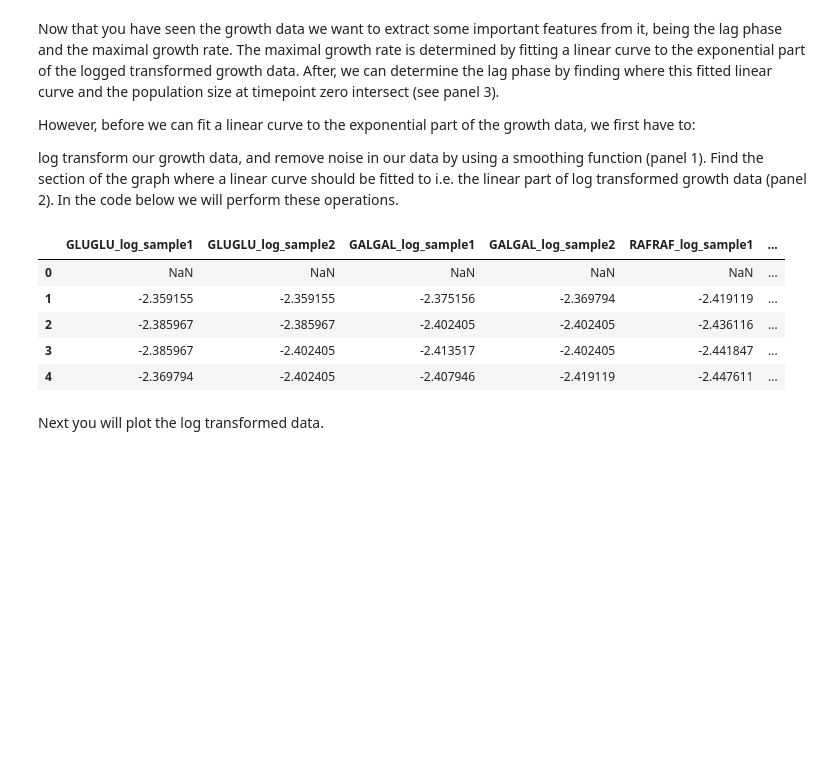
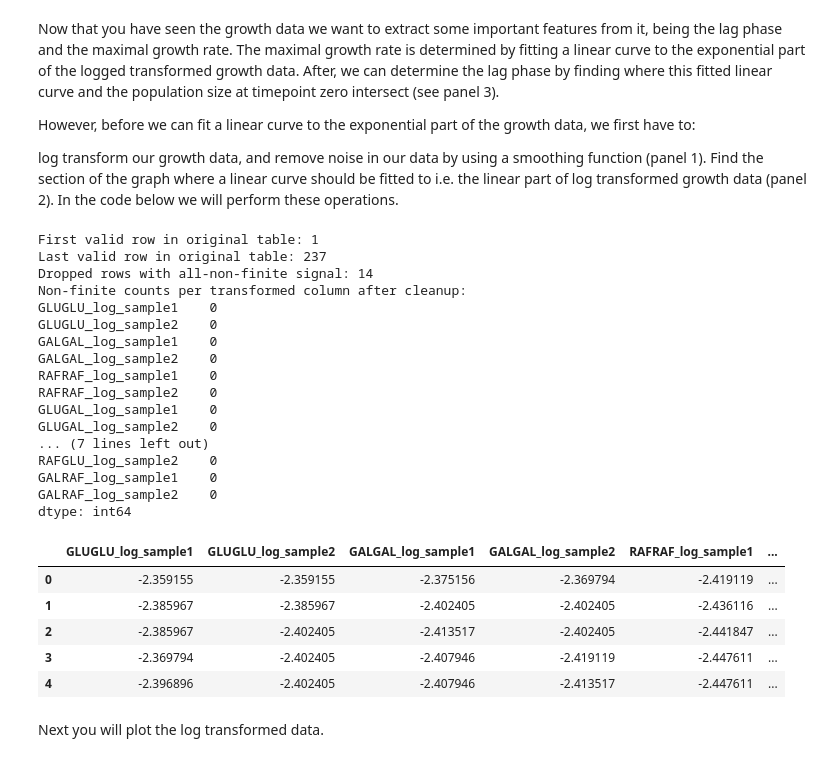
Before and after one commit to itsme-eni/quant_single_cell, a Jupyter notebook: 1_practical_Platereader_Growth2025/01 Growth experiments.ipynb, the cells around one changed output. Cells and saved outputs as stored; diff of their text form; code cells hidden in the pictures; blank space fills up the shorter version.

```diff
--- a/1_practical_Platereader_Growth2025/01 Growth experiments.ipynb
+++ b/1_practical_Platereader_Growth2025/01 Growth experiments.ipynb
@@ -255,51 +255,93 @@ However, before we can fit a linear curve to the exponential part of the growth
 log transform our growth data, and remove noise in our data by using a smoothing function (panel 1).
 Find the section of the graph where a linear curve should be fitted to i.e. the linear part of log transformed growth data (panel 2). In the code below we will perform these operations.
 # %%
-#mean calculation and log transformation
+# mean calculation and log transformation
 conditions_samples = {
     'GLUGLU': ['GLUGLU1', 'GLUGLU1', 'GLUGLU2', 'GLUGLU2'],
     'GALGAL': ['GALGAL1', 'GALGAL1', 'GALGAL2', 'GALGAL2'],
     'RAFRAF': ['RAFRAF1', 'RAFRAF1', 'RAFRAF2', 'RAFRAF2'],
     'GLUGAL': ['GLUGAL1', 'GLUGAL1', 'GLUGAL2', 'GLUGAL2'],
     'GLURAF': ['GLURAF1', 'GLURAF1', 'GLURAF2', 'GLURAF2'],
     'RAFGAL': ['RAFGAL1', 'RAFGAL1', 'RAFGAL2', 'RAFGAL2'],
     'GALGLU': ['GALGLU1', 'GALGLU1', 'GALGLU2', 'GALGLU2'],
     'RAFGLU': ['RAFGLU1', 'RAFGLU1', 'RAFGLU2', 'RAFGLU2'],
     'GALRAF': ['GALRAF1', 'GALRAF1', 'GALRAF2', 'GALRAF2']
 }
 
 # Initialize the df_transformed DataFrame to store log-transformed means
 df_transformed = pd.DataFrame()
 
 # Calculate the means for each condition within a sample
 for condition, samples in conditions_samples.items():
-    # Extract corresponding sample columns for the condition from df_final
+    # Extract corresponding sample columns
     sample1, sample2, sample3, sample4 = samples
-    sample_data = df_renamed[['time_hours', sample1, sample2, sample3, sample4]]
+    sample_data = df_renamed[['time_hours', 'time_minutes', sample1, sample2, sample3, sample4]].copy()
 
     # Ensure all columns are numeric and handle missing values (NaN)
     sample_data = sample_data.apply(pd.to_numeric, errors='coerce')
 
-    # Calculate the mean of Sample1 and Sample2 for each condition, and Sample3 and Sample4 (2 technical replicates per biological replicate)
+    # Calculate means for biological replicates (2 technical replicates each)
     sample_data['mean_sample1_sample2'] = sample_data[[sample1, sample2]].mean(axis=1)
     sample_data['mean_sample3_sample4'] = sample_data[[sample3, sample4]].mean(axis=1)
 
+    # Prevent invalid log values from zero/negative OD by clipping to a tiny positive value
+    sample_data['mean_sample1_sample2'] = sample_data['mean_sample1_sample2'].clip(lower=1e-6)
+    sample_data['mean_sample3_sample4'] = sample_data['mean_sample3_sample4'].clip(lower=1e-6)
+
     # Log-transform the means (natural log)
-    sample_data['log_mean_sample1_sample2'] = np.log(sample_data['mean_sample1_sample2'])
-    sample_data['log_mean_sample3_sample4'] = np.log(sample_data['mean_sample3_sample4'])
+    df_transformed[condition + '_log_sample1'] = np.log(sample_data['mean_sample1_sample2'])
+    df_transformed[condition + '_log_sample2'] = np.log(sample_data['mean_sample3_sample4'])
 
-    # Store the transformed means in df_transformed
-    df_transformed[condition + '_log_sample1'] = sample_data['log_mean_sample1_sample2']
-    df_transformed[condition + '_log_sample2'] = sample_data['log_mean_sample3_sample4']
+# Add time column once using the same row indexing as transformed values
+df_transformed['time_in_hours'] = pd.to_numeric(df_renamed['time_hours'], errors='coerce') + (
+    pd.to_numeric(df_renamed['time_minutes'], errors='coerce') / 60
+)
+
+# Drop rows where all transformed condition columns are non-finite (leading/trailing empty cycles)
+signal_cols = [c for c in df_transformed.columns if c.endswith('_log_sample1') or c.endswith('_log_sample2')]
+finite_any = np.isfinite(df_transformed[signal_cols]).any(axis=1)
+
+rows_before = len(df_transformed)
+if finite_any.any():
+    first_valid_row = int(np.where(finite_any.to_numpy())[0][0])
+    last_valid_row = int(np.where(finite_any.to_numpy())[0][-1])
+    df_transformed = df_transformed.loc[finite_any].reset_index(drop=True)
+    rows_after = len(df_transformed)
+    print(f'First valid row in original table: {first_valid_row}')
+    print(f'Last valid row in original table: {last_valid_row}')
+    print(f'Dropped rows with all-non-finite signal: {rows_before - rows_after}')
+else:
+    print('Warning: no finite transformed values found in any condition column.')
+
+# Quick debug check
+print('Non-finite counts per transformed column after cleanup:')
+print(df_transformed[signal_cols].apply(lambda s: (~np.isfinite(pd.to_numeric(s, errors="coerce"))).sum()))
 
 df_transformed.head()
 # %% [output]
+First valid row in original table: 1
+Last valid row in original table: 237
+Dropped rows with all-non-finite signal: 14
+Non-finite counts per transformed column after cleanup:
+GLUGLU_log_sample1    0
+GLUGLU_log_sample2    0
+GALGAL_log_sample1    0
+GALGAL_log_sample2    0
+RAFRAF_log_sample1    0
+RAFRAF_log_sample2    0
+GLUGAL_log_sample1    0
+GLUGAL_log_sample2    0
+... (7 lines left out)
+RAFGLU_log_sample2    0
+GALRAF_log_sample1    0
+GALRAF_log_sample2    0
+dtype: int64
 |  | GLUGLU_log_sample1 | GLUGLU_log_sample2 | GALGAL_log_sample1 | GALGAL_log_sample2 | RAFRAF_log_sample1 | ... |
-| 0 | NaN | NaN | NaN | NaN | NaN | ... |
-| 1 | -2.359155 | -2.359155 | -2.375156 | -2.369794 | -2.419119 | ... |
-| 2 | -2.385967 | -2.385967 | -2.402405 | -2.402405 | -2.436116 | ... |
-| 3 | -2.385967 | -2.402405 | -2.413517 | -2.402405 | -2.441847 | ... |
-| 4 | -2.369794 | -2.402405 | -2.407946 | -2.419119 | -2.447611 | ... |
+| 0 | -2.359155 | -2.359155 | -2.375156 | -2.369794 | -2.419119 | ... |
+| 1 | -2.385967 | -2.385967 | -2.402405 | -2.402405 | -2.436116 | ... |
+| 2 | -2.385967 | -2.402405 | -2.413517 | -2.402405 | -2.441847 | ... |
+| 3 | -2.369794 | -2.402405 | -2.407946 | -2.419119 | -2.447611 | ... |
+| 4 | -2.396896 | -2.402405 | -2.407946 | -2.413517 | -2.447611 | ... |
 # %% [markdown]
 Next you will plot the log transformed data.
 # %%
```
Also changed, not shown: parts of 6 cells of this notebook, 3 other files.
